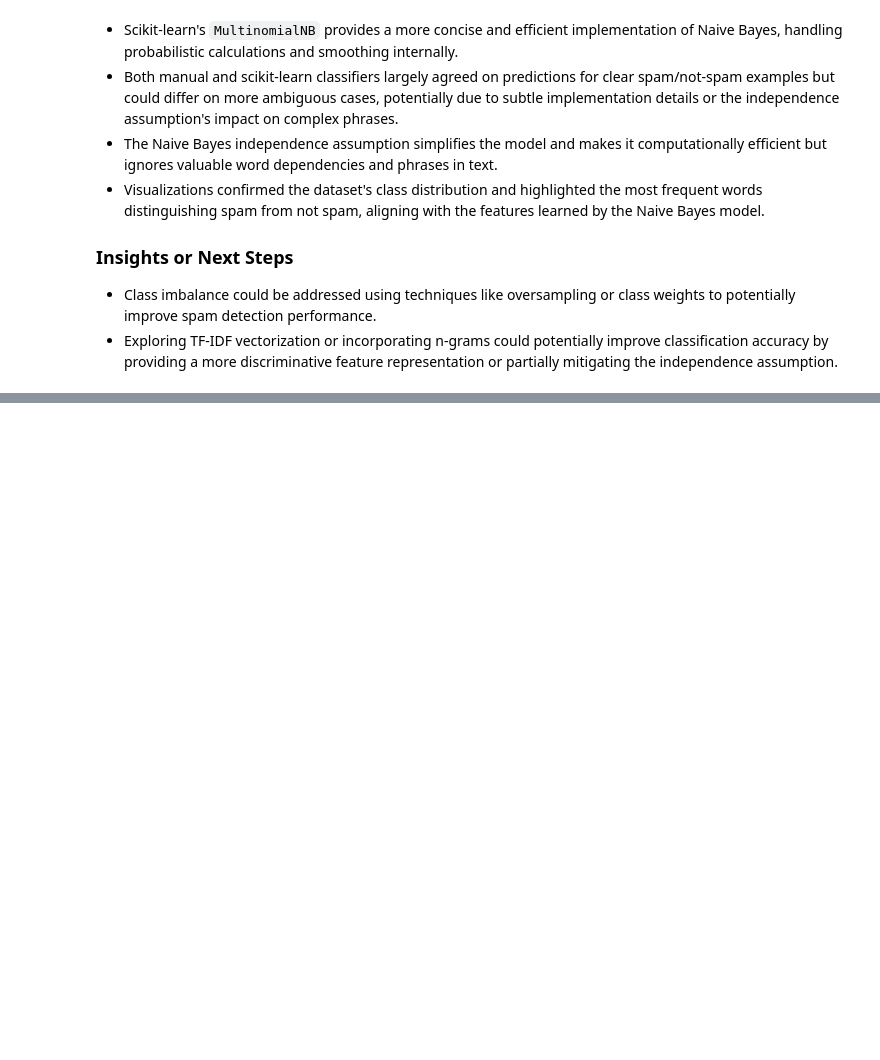
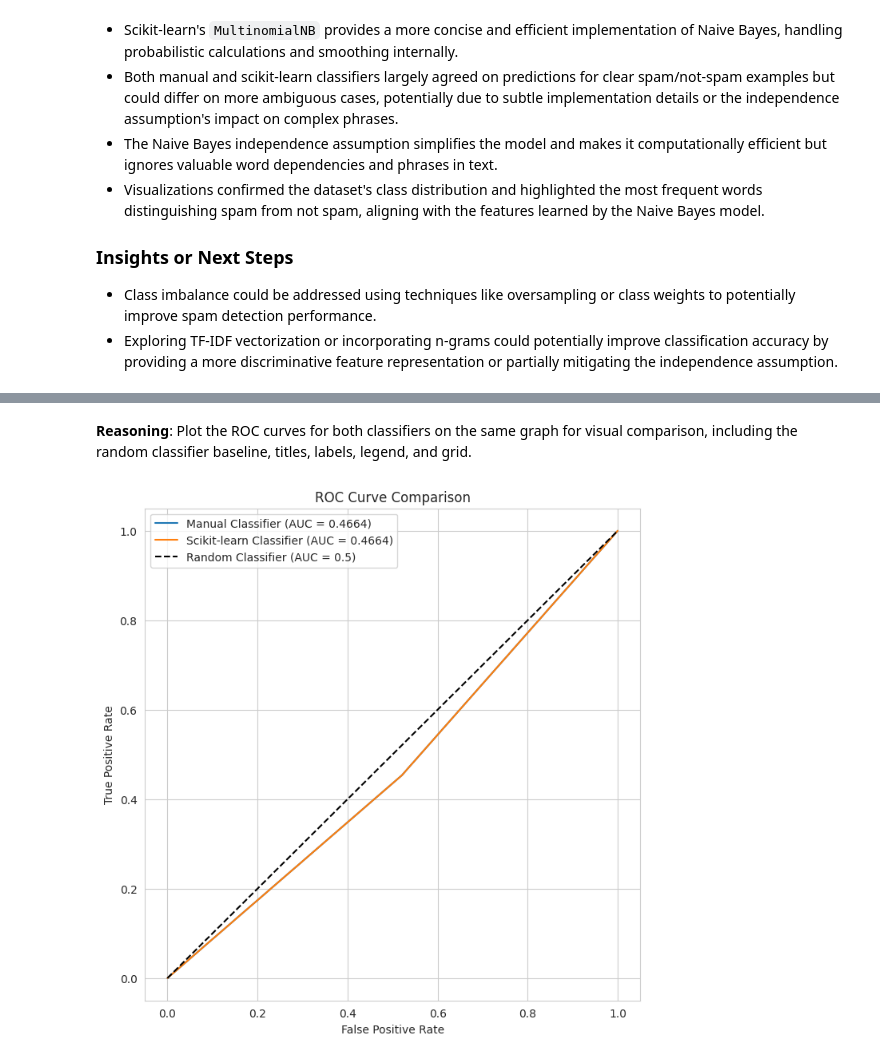
Before and after one commit to rocklambros/email-spam-classifier-naive-bayes-comparisson-roc, a Jupyter notebook: Rock_Lambros_COMP3009_Project_Naive_Bayes_Spam_Detection.ipynb, the cells around one changed output, grey strips where cells are left out. Saved outputs shown, nothing was run; the diff lists cells and outputs as text; code cells hidden in the pictures; blank space fills up the shorter version.

```diff
--- a/Rock_Lambros_COMP3009_Project_Naive_Bayes_Spam_Detection.ipynb
+++ b/Rock_Lambros_COMP3009_Project_Naive_Bayes_Spam_Detection.ipynb
@@ -1484,0 +1647,14 @@ In conclusion, this project successfully demonstrated the implementation, applic
+# %%
+from sklearn.metrics import roc_curve, auc
+
+# Calculate ROC curve and AUC for the manual classifier
+manual_fpr, manual_tpr, _ = roc_curve(y_test_true, manual_test_predictions_series)
+manual_auc = auc(manual_fpr, manual_tpr)
+
+# Calculate ROC curve and AUC for the scikit-learn classifier
+sklearn_fpr, sklearn_tpr, _ = roc_curve(y_test_true, sklearn_test_predictions)
+sklearn_auc = auc(sklearn_fpr, sklearn_tpr)
+
+# Print the calculated AUC values
+print(f"Manual Classifier AUC: {manual_auc:.4f}")
+print(f"Scikit-learn Classifier AUC: {sklearn_auc:.4f}")
@@ -1484,0 +1669,37 @@ In conclusion, this project successfully demonstrated the implementation, applic
+# %% [markdown]
+**Reasoning**:
+Plot the ROC curves for both classifiers on the same graph for visual comparison, including the random classifier baseline, titles, labels, legend, and grid.
+# %%
+import matplotlib.pyplot as plt
+
+# Create a new figure and axes for the plot
+plt.figure(figsize=(8, 8))
+
+# Plot the ROC curve for the manual classifier
+plt.plot(manual_fpr, manual_tpr, label=f'Manual Classifier (AUC = {manual_auc:.4f})')
+
+# Plot the ROC curve for the scikit-learn classifier
+plt.plot(sklearn_fpr, sklearn_tpr, label=f'Scikit-learn Classifier (AUC = {sklearn_auc:.4f})')
+
+# Plot the diagonal line representing a random classifier
+plt.plot([0, 1], [0, 1], 'k--', label='Random Classifier (AUC = 0.5)')
+
+# Set the title of the plot
+plt.title('ROC Curve Comparison')
+
+# Set the x-axis label
+plt.xlabel('False Positive Rate')
+
+# Set the y-axis label
+plt.ylabel('True Positive Rate')
+
+# Add a legend to the plot
+plt.legend()
+
+# Add a grid to the plot
+plt.grid(True)
+
+# Display the plot
+plt.show()
+# %% [output]
+[figure, added]
```
Also changed, not shown: parts of 25 cells of this notebook.
